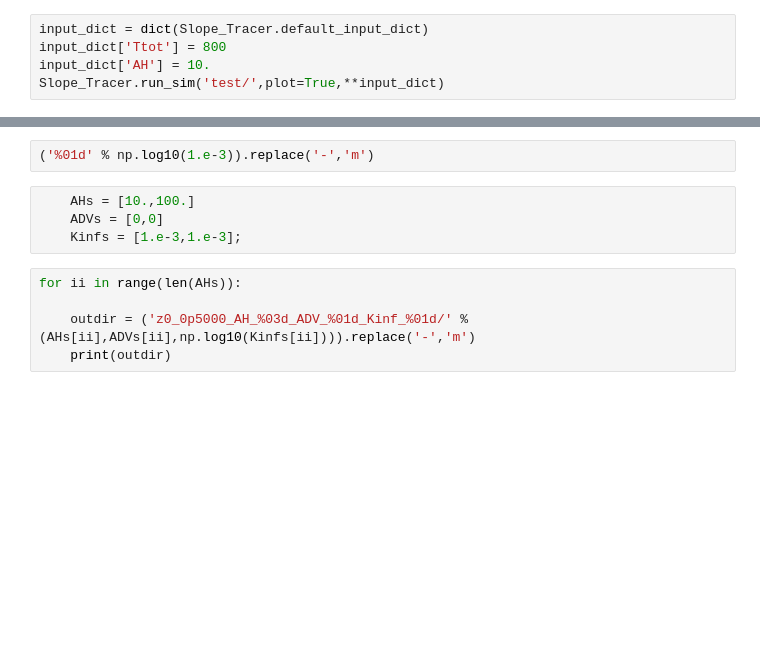
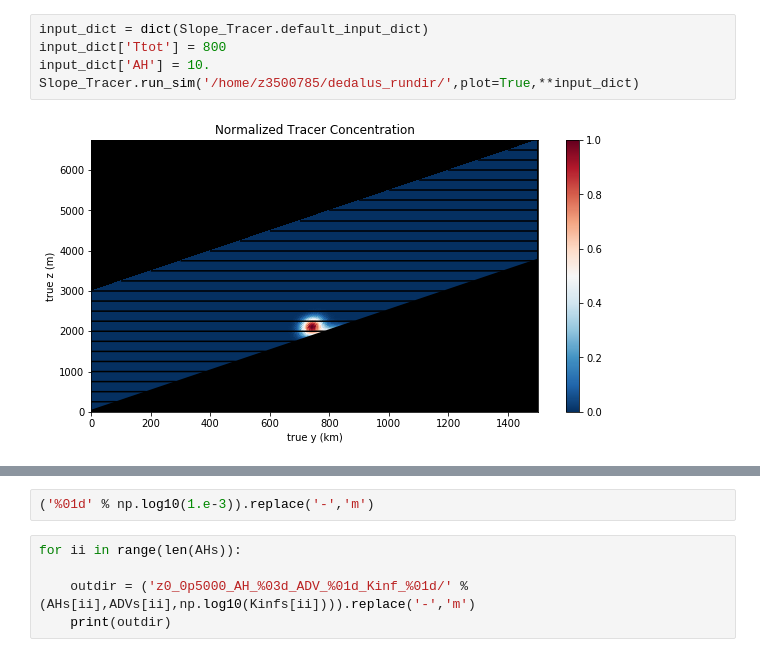
Before and after one commit to rmholmes/Slope_Tracer, a Jupyter notebook: Testing.ipynb, the cells around one changed output, grey strips where cells are left out. Cells and saved outputs as stored; diff of their text form; blank space fills up the shorter version.

```diff
--- a/Testing.ipynb
+++ b/Testing.ipynb
@@ -7,5 +10,7 @@ imp.reload(Slope_Tracer)
 # %%
 input_dict = dict(Slope_Tracer.default_input_dict)
 input_dict['Ttot'] = 800
 input_dict['AH'] = 10.
-Slope_Tracer.run_sim('test/',plot=True,**input_dict)
+Slope_Tracer.run_sim('/home/z3500785/dedalus_rundir/',plot=True,**input_dict)
+# %% [output]
+[figure, added]
@@ -12,9 +18,5 @@ Slope_Tracer.run_sim('test/',plot=True,**input_dict)
 # %%
 ('%01d' % np.log10(1.e-3)).replace('-','m')
-# %%
-    AHs = [10.,100.]
-    ADVs = [0,0]
-    Kinfs = [1.e-3,1.e-3];
 # %%
 for ii in range(len(AHs)):
 
```
Also changed, not shown: parts of 4 cells of this notebook, 1 other file.
